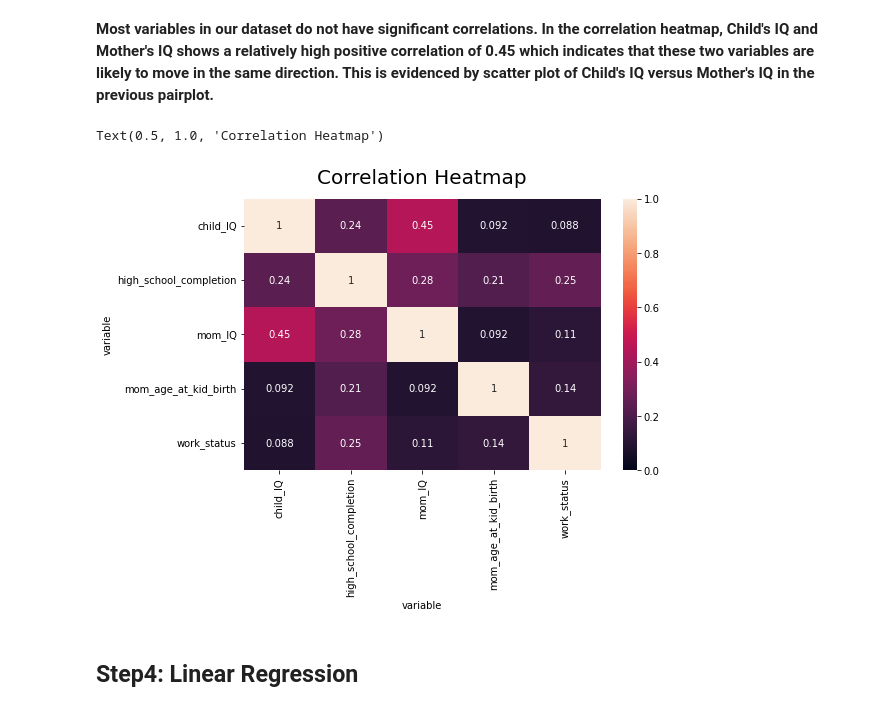
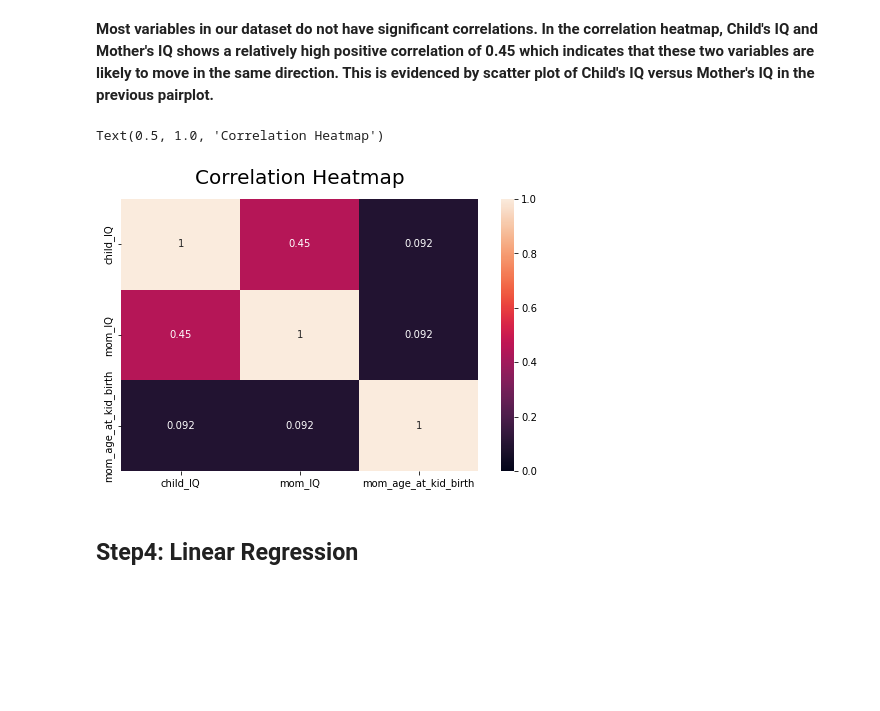
Before and after one commit to VickyC08/Tech_Assessment_Ziqi-Chen, a Jupyter notebook: Cognitive Test Prediction.ipynb, the cells around one changed output. Drawn from its saved outputs; the diff is of its cells as text; code cells hidden in the pictures; blank space fills up the shorter version.

```diff
--- a/Cognitive Test Prediction.ipynb
+++ b/Cognitive Test Prediction.ipynb
@@ -193,13 +251,14 @@ plt.show()
 [figure]
 # %% [markdown]
 __Most variables in our dataset do not have significant correlations. In the correlation heatmap, Child's IQ and Mother's IQ shows a relatively high positive correlation of 0.45 which indicates that these two variables are likely to move in the same direction. This is evidenced by scatter plot of Child's IQ versus Mother's IQ in the previous pairplot.__
-# %%
-plt.figure(figsize=(8,5))
-heatmap = sns.heatmap(data.corr(), vmin=0, vmax=1, annot=True)
-heatmap.set_title('Correlation Heatmap', fontdict={'fontsize':20}, pad=15)
-# %% [output]
-Text(0.5, 1.0, 'Correlation Heatmap')
-[figure, removed]
+# %%
+num_vars = data[["child_IQ", "mom_IQ", "mom_age_at_kid_birth"]]
+plt.figure(figsize=(8,5))
+heatmap = sns.heatmap(num_vars.corr(), vmin=0, vmax=1, annot=True)
+heatmap.set_title('Correlation Heatmap', fontdict={'fontsize':20}, pad=15)
+# %% [output]
+Text(0.5, 1.0, 'Correlation Heatmap')
+[figure, added]
 # %% [markdown]
 ## Step4: Linear Regression
 # %% [markdown]
```
Also changed, not shown: parts of 39 cells of this notebook, 1 other file.
